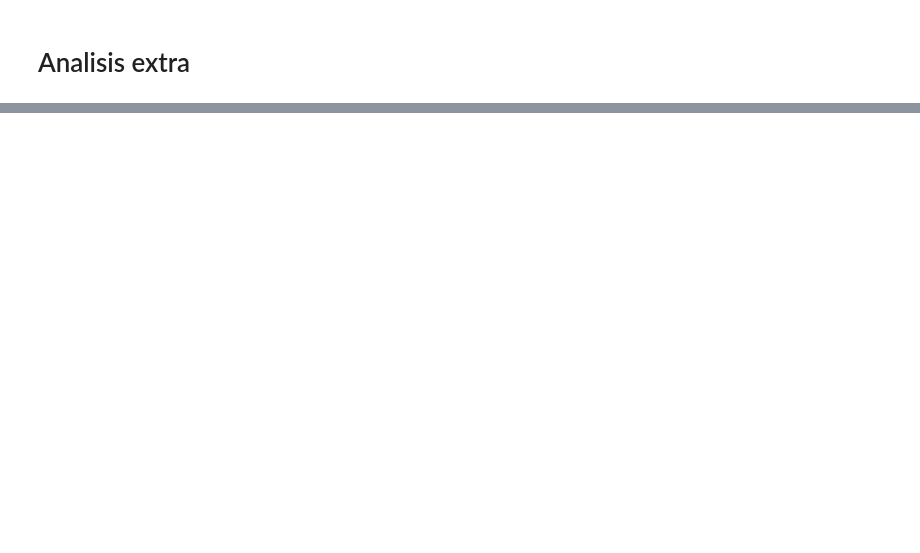
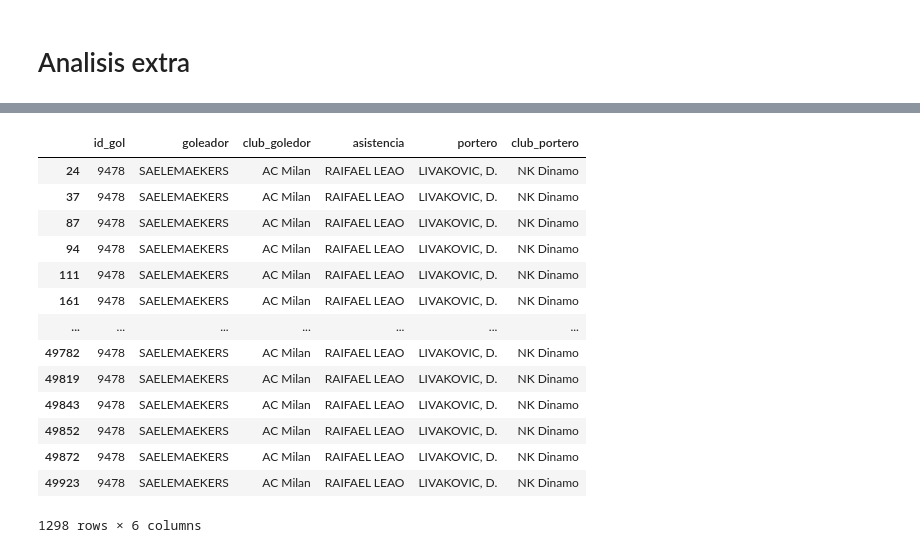
Before and after one commit to N1colasFD/Data_science_aplicada_reto_twitter, a Jupyter notebook: Reto_mr_chips.ipynb, the cells around one changed output, grey strips where cells are left out. Saved outputs shown, nothing was run; the diff lists cells and outputs as text; code cells hidden in the pictures; blank space fills up the shorter version.

```diff
--- a/Reto_mr_chips.ipynb
+++ b/Reto_mr_chips.ipynb
@@ -281 +280,19 @@ Df_5k[['goleador','asistencia','portero']].rank() #analisis de negocio
 50000 rows × 3 columns
+# %%
+Df_5k.query('goleador == "SAELEMAEKERS"')
+# %% [output]
+|  | id_gol | goleador | club_goledor | asistencia | portero | club_portero |
+| 24 | 9478 | SAELEMAEKERS | AC Milan | RAIFAEL LEAO | LIVAKOVIC, D. | NK Dinamo |
+| 37 | 9478 | SAELEMAEKERS | AC Milan | RAIFAEL LEAO | LIVAKOVIC, D. | NK Dinamo |
+| 87 | 9478 | SAELEMAEKERS | AC Milan | RAIFAEL LEAO | LIVAKOVIC, D. | NK Dinamo |
+| 94 | 9478 | SAELEMAEKERS | AC Milan | RAIFAEL LEAO | LIVAKOVIC, D. | NK Dinamo |
+| 111 | 9478 | SAELEMAEKERS | AC Milan | RAIFAEL LEAO | LIVAKOVIC, D. | NK Dinamo |
+| 161 | 9478 | SAELEMAEKERS | AC Milan | RAIFAEL LEAO | LIVAKOVIC, D. | NK Dinamo |
+| ... | ... | ... | ... | ... | ... | ... |
+| 49782 | 9478 | SAELEMAEKERS | AC Milan | RAIFAEL LEAO | LIVAKOVIC, D. | NK Dinamo |
+| 49819 | 9478 | SAELEMAEKERS | AC Milan | RAIFAEL LEAO | LIVAKOVIC, D. | NK Dinamo |
+| 49843 | 9478 | SAELEMAEKERS | AC Milan | RAIFAEL LEAO | LIVAKOVIC, D. | NK Dinamo |
+| 49852 | 9478 | SAELEMAEKERS | AC Milan | RAIFAEL LEAO | LIVAKOVIC, D. | NK Dinamo |
+| 49872 | 9478 | SAELEMAEKERS | AC Milan | RAIFAEL LEAO | LIVAKOVIC, D. | NK Dinamo |
+| 49923 | 9478 | SAELEMAEKERS | AC Milan | RAIFAEL LEAO | LIVAKOVIC, D. | NK Dinamo |
+1298 rows × 6 columns
```
Also changed, not shown: parts of 11 cells of this notebook.
